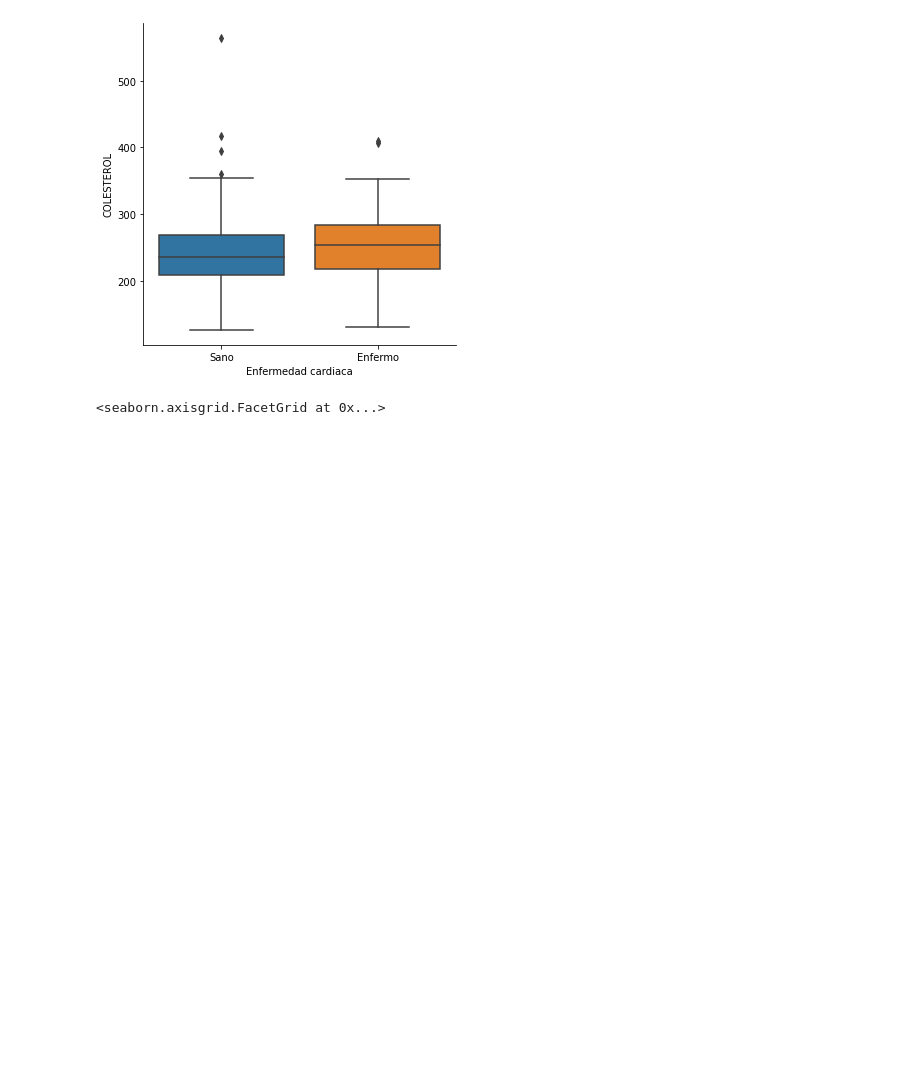
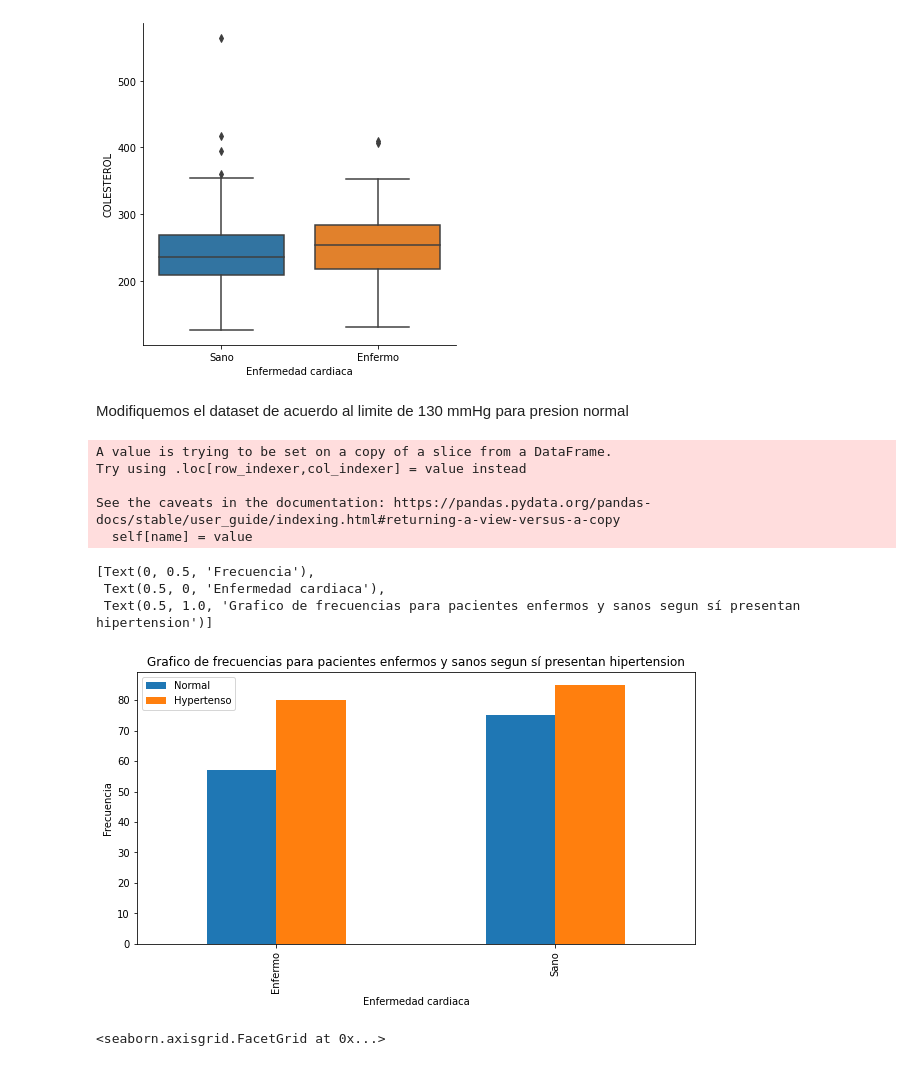
Before and after one commit to pjcortes716/PROYECTO1_ACPTD, a Jupyter notebook: EDA.ipynb, the cells around one changed output. Cells and saved outputs as stored; diff of their text form; code cells hidden in the pictures; blank space fills up the shorter version.

```diff
--- a/EDA.ipynb
+++ b/EDA.ipynb
@@ -74,6 +76,7 @@ heart_disease.RES_ELECT=heart_disease.RES_ELECT.astype("category")
 heart_disease.EXERCISE_IND_ANG=heart_disease.EXERCISE_IND_ANG.astype("category")
 heart_disease.PENDIENTE=heart_disease.PENDIENTE.astype("category")
 heart_disease.THAL=heart_disease.THAL.astype("category")
+heart_disease.PRESION_SAN=heart_disease.PRESION_SAN.astype("float64")
 # %%
 heart_disease.info()
 # %% [output]
@@ -188,6 +191,24 @@ fig.set(xlabel="Enfermedad cardiaca")
 # %% [output]
 <seaborn.axisgrid.FacetGrid at 0x...>
 [figure]
+# %% [markdown]
+Modifiquemos el dataset de acuerdo al limite de 130 mmHg para presion normal
+# %%
+heart_disease_mod.PRESION_SAN=heart_disease_mod.PRESION_SAN.apply(lambda x:0 if x<130 else 1)
+ax=pd.crosstab(index=heart_disease_mod["ENFERMEDAD_CARD"],columns=heart_disease_mod["PRESION_SAN"]).plot(kind="bar",figsize=(10, 5))
+
+ax.legend(["Normal","Hypertenso"])
+ax.set(ylabel="Frecuencia",xlabel="Enfermedad cardiaca",title="Grafico de frecuencias para pacientes enfermos y sanos segun sí presentan hipertension")
+# %% [output]
+A value is trying to be set on a copy of a slice from a DataFrame.
+Try using .loc[row_indexer,col_indexer] = value instead
+
+See the caveats in the documentation: https://pandas.pydata.org/pandas-docs/stable/user_guide/indexing.html#returning-a-view-versus-a-copy
+  self[name] = value
+[Text(0, 0.5, 'Frecuencia'),
+ Text(0.5, 0, 'Enfermedad cardiaca'),
+ Text(0.5, 1.0, 'Grafico de frecuencias para pacientes enfermos y sanos segun sí presentan hipertension')]
+[figure, added]
 # %%
 fig=sns.catplot(data=heart_disease_mod, x="ENFERMEDAD_CARD", y="MAX_HEART_R", kind="box")
 fig.set(ylabel="Maxima frecuencia cardiaca")
```
Also changed, not shown: parts of 21 cells of this notebook.
